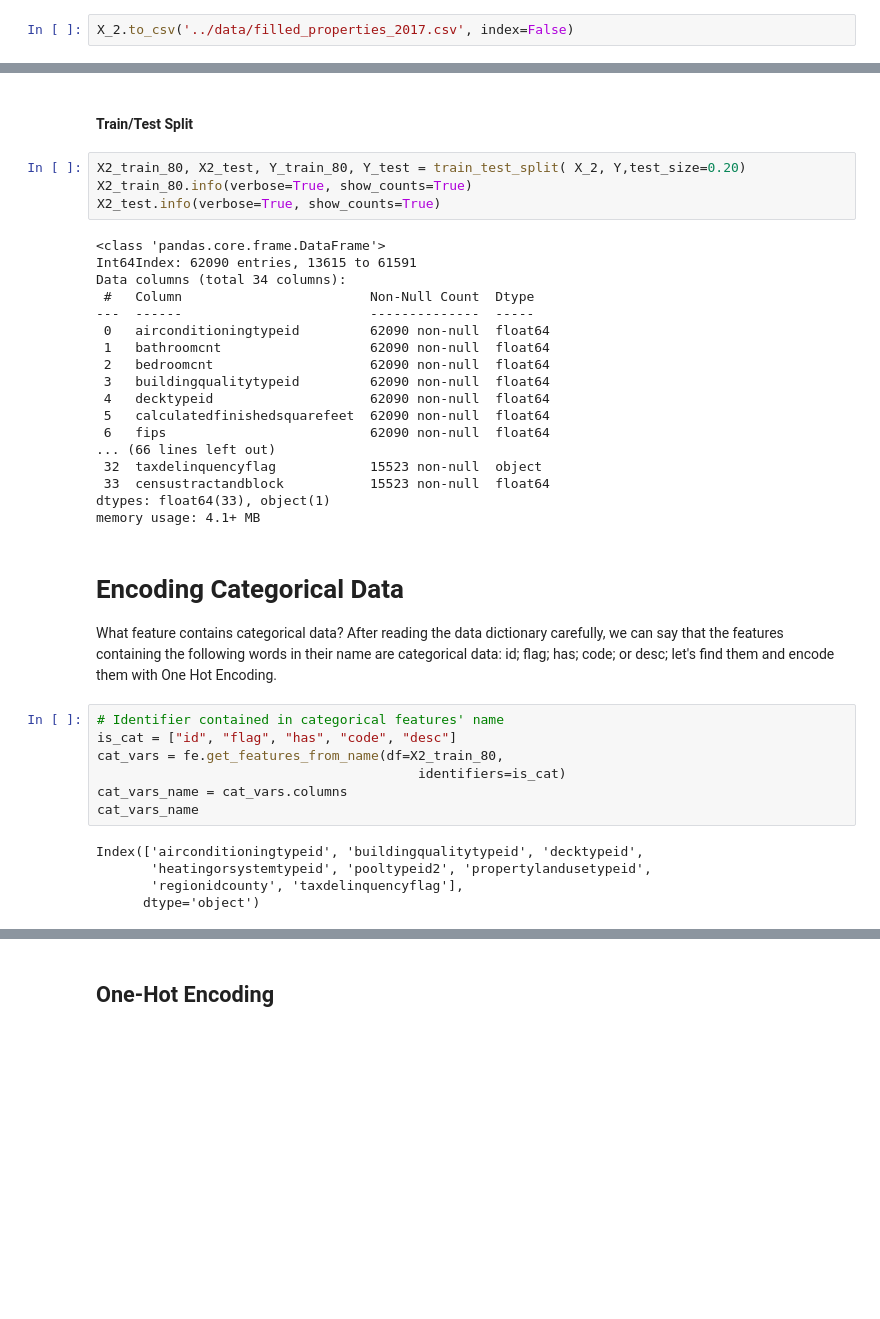
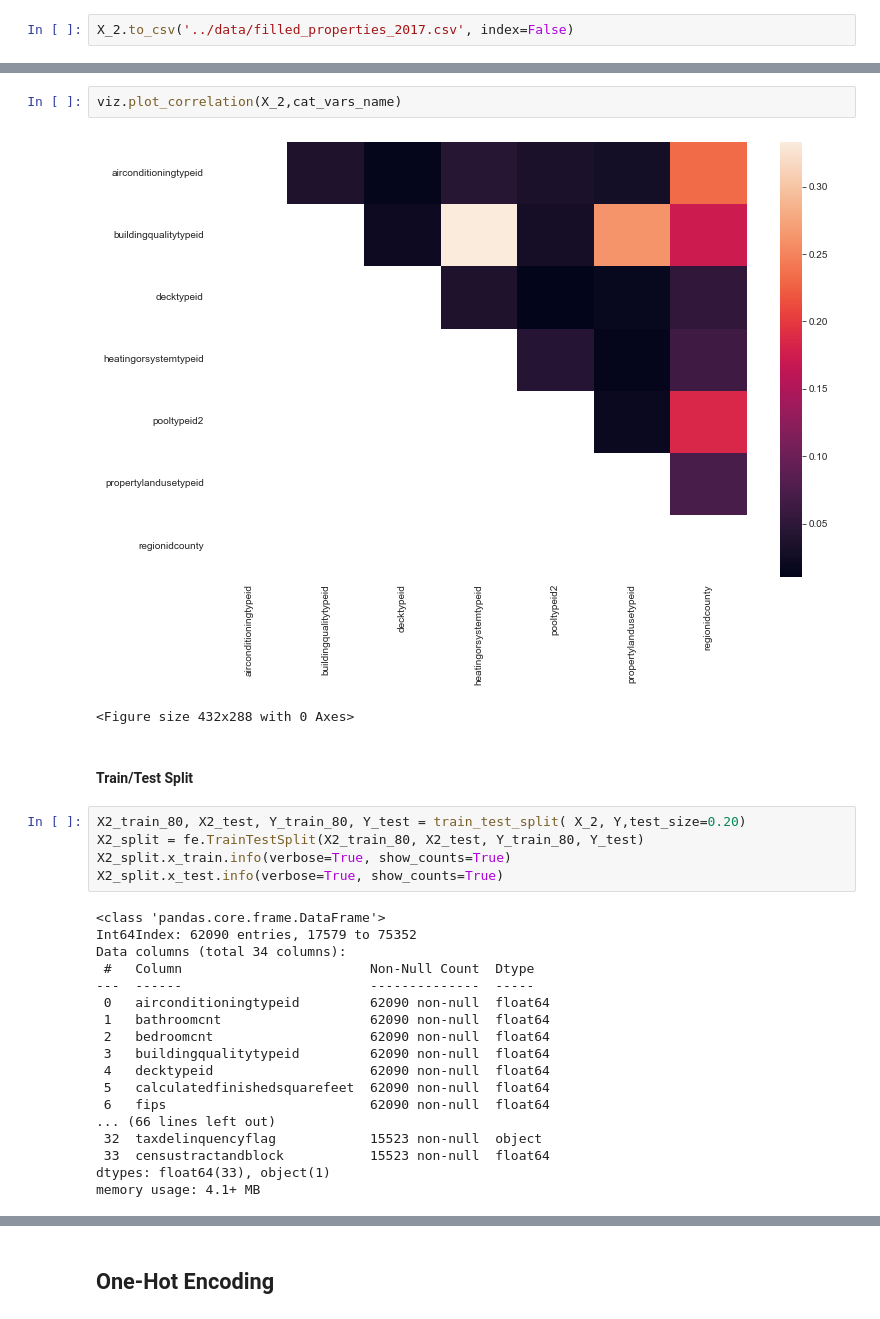
Before and after one commit to RuieX/Data-and-Web-Mining-project, a Jupyter notebook: project/src/notebooks/feature_engineering.ipynb, the cells around one changed output, grey strips where cells are left out. Saved outputs shown, nothing was run; the diff lists cells and outputs as text; blank space fills up the shorter version.

```diff
--- a/project/src/notebooks/feature_engineering.ipynb
+++ b/project/src/notebooks/feature_engineering.ipynb
@@ -649,12 +673,18 @@ X_2.to_csv('../data/filled_properties_2017.csv', index=False)
+# %%
+viz.plot_correlation(X_2,cat_vars_name)
+# %% [output]
+[figure, added]
+<Figure size 432x288 with 0 Axes>
 # %% [markdown]
 #### Train/Test Split
 # %%
 X2_train_80, X2_test, Y_train_80, Y_test = train_test_split( X_2, Y,test_size=0.20)
-X2_train_80.info(verbose=True, show_counts=True)
-X2_test.info(verbose=True, show_counts=True)
+X2_split = fe.TrainTestSplit(X2_train_80, X2_test, Y_train_80, Y_test)
+X2_split.x_train.info(verbose=True, show_counts=True)
+X2_split.x_test.info(verbose=True, show_counts=True)
 # %% [output]
 <class 'pandas.core.frame.DataFrame'>
-Int64Index: 62090 entries, 13615 to 61591
+Int64Index: 62090 entries, 17579 to 75352
 Data columns (total 34 columns):
  #   Column                        Non-Null Count  Dtype
 ---  ------                        --------------  -----
@@ -670,22 +700,5 @@ Data columns (total 34 columns):
  33  censustractandblock           15523 non-null  float64
 dtypes: float64(33), object(1)
 memory usage: 4.1+ MB
-# %% [markdown]
-# Encoding Categorical Data
-
-What feature contains categorical data?
-After reading the data dictionary carefully, we can say that the features containing the following words in their name are categorical data: id; flag; has; code; or desc; let's find them and encode them with One Hot Encoding.
-# %%
-# Identifier contained in categorical features' name
-is_cat = ["id", "flag", "has", "code", "desc"]
-cat_vars = fe.get_features_from_name(df=X2_train_80,
-                                         identifiers=is_cat)
-cat_vars_name = cat_vars.columns
-cat_vars_name
-# %% [output]
-Index(['airconditioningtypeid', 'buildingqualitytypeid', 'decktypeid',
-       'heatingorsystemtypeid', 'pooltypeid2', 'propertylandusetypeid',
-       'regionidcounty', 'taxdelinquencyflag'],
-      dtype='object')
 # %%
 X2_train_80[cat_vars_name].nunique()
```
Also changed, not shown: parts of 16 cells of this notebook, 1 other file.
